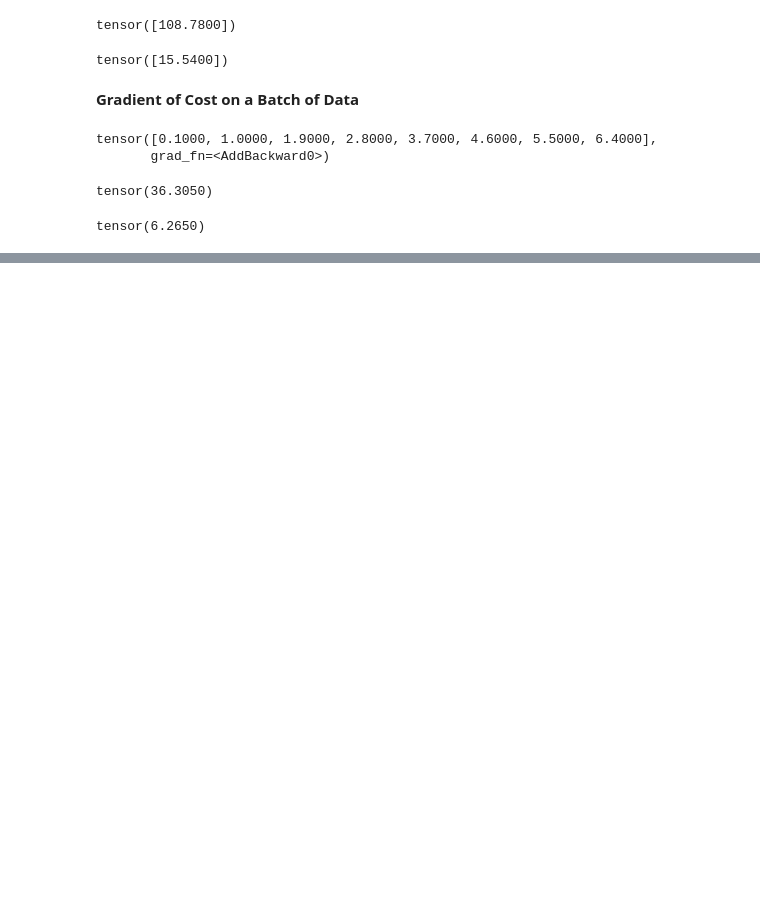
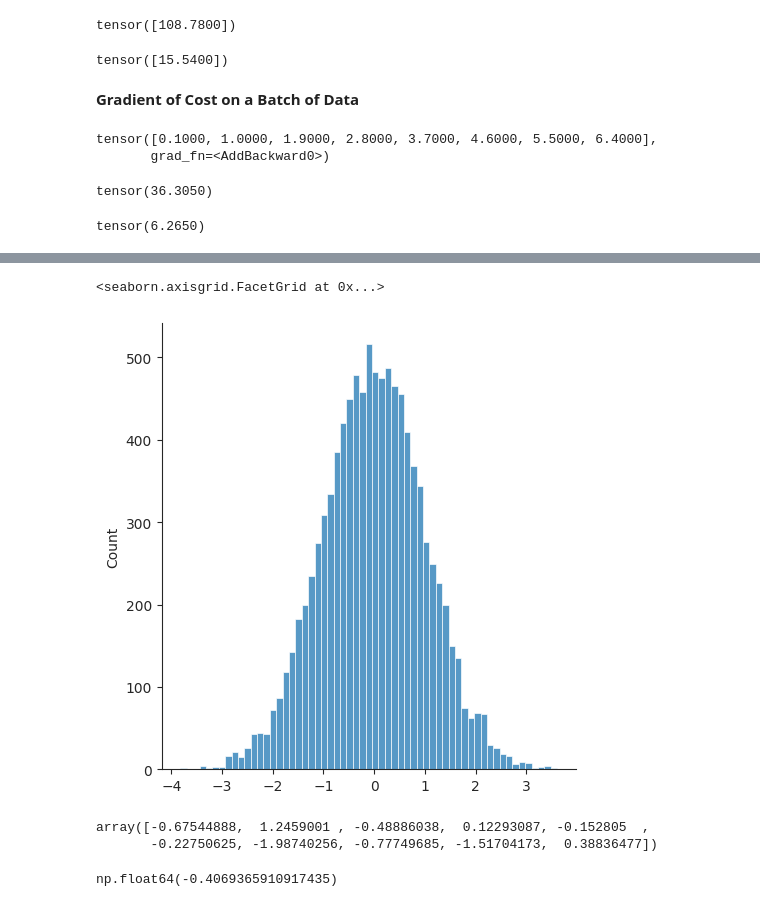
Before and after one commit to victorhwn7255/math-foundation-for-ai-ml, a Jupyter notebook: Math_ML_AI.ipynb, the cells around one changed output, grey strips where cells are left out. Saved outputs shown, nothing was run; the diff lists cells and outputs as text; code cells hidden in the pictures; blank space fills up the shorter version.

```diff
--- a/Math_ML_AI.ipynb
+++ b/Math_ML_AI.ipynb
@@ -1235,0 +1350,21 @@ tensor(6.2650)
+# %%
+# Gaussian Distribution (the Normal Distribution)
+
+x = np.random.normal(size=10000)
+
+sns.displot(x)
+# %% [output]
+<seaborn.axisgrid.FacetGrid at 0x...>
+[figure, added]
+# %%
+#The Central Limit Theorem
+
+x_sample = np.random.choice(x, size=10, replace=False)
+x_sample
+# %% [output]
+array([-0.67544888,  1.2459001 , -0.48886038,  0.12293087, -0.152805  ,
+       -0.22750625, -1.98740256, -0.77749685, -1.51704173,  0.38836477])
+# %%
+np.mean(x_sample)
+# %% [output]
+np.float64(-0.4069365910917435)
```
Also changed, not shown: parts of 36 cells of this notebook.
